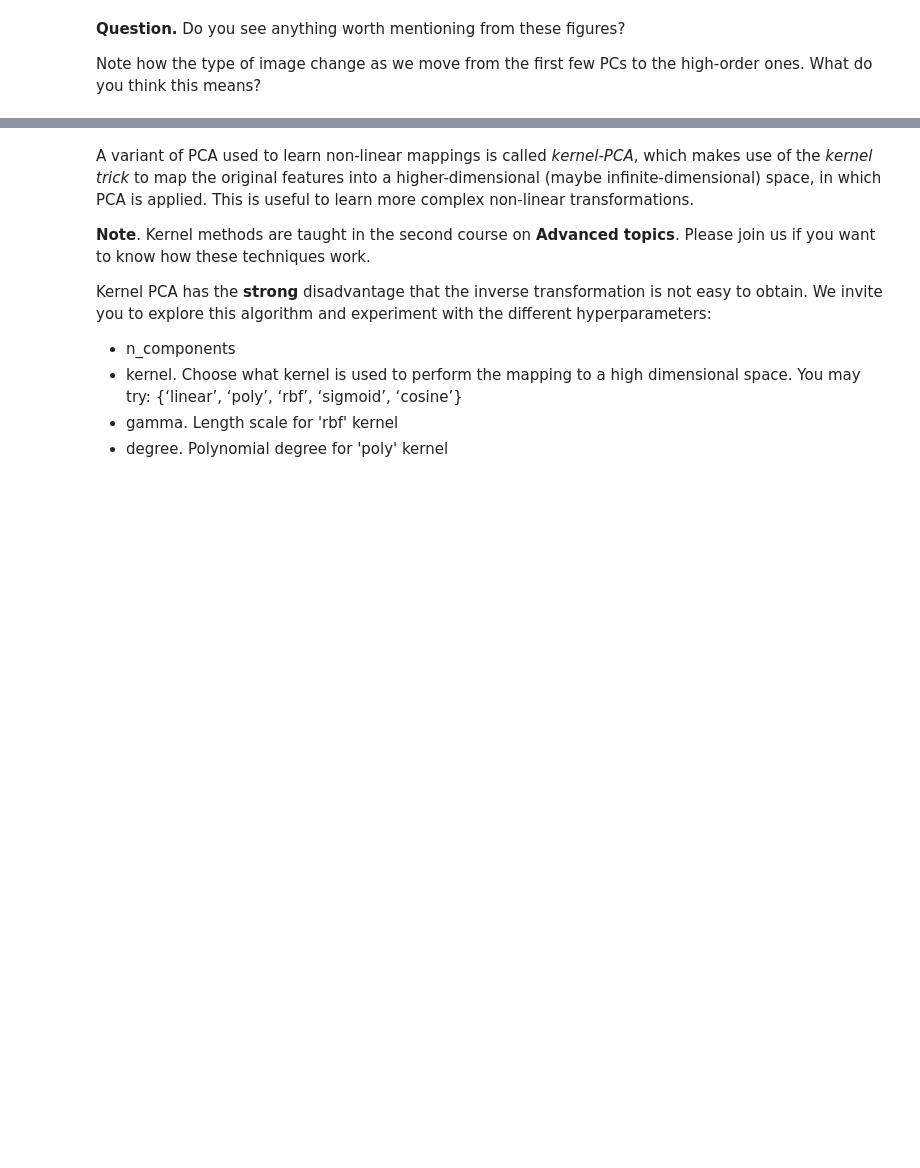
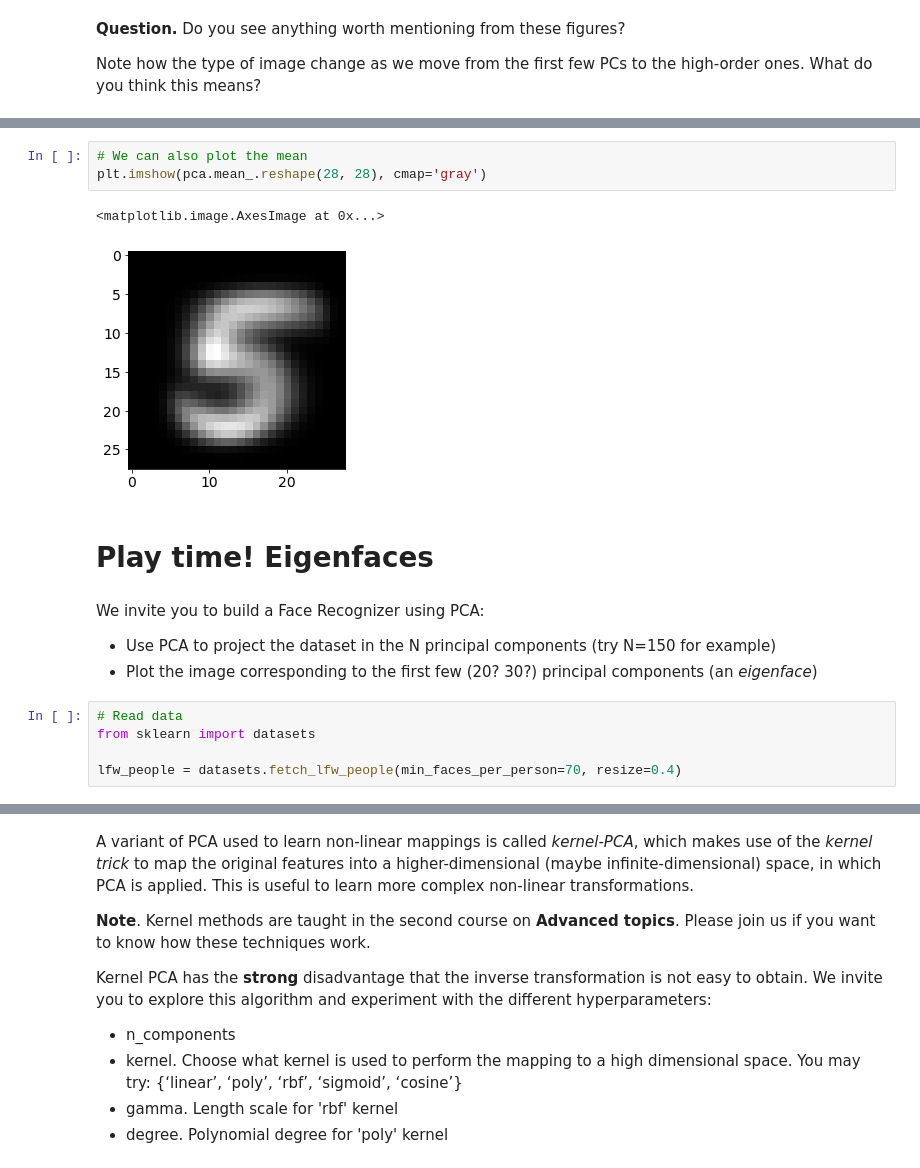
Before and after one commit to exord/btf-pca, a Jupyter notebook: pca.ipynb, the cells around one changed output, grey strips where cells are left out. Drawn from its saved outputs; the diff is of its cells as text; blank space fills up the shorter version.

```diff
--- a/pca.ipynb
+++ b/pca.ipynb
@@ -482,0 +435,18 @@ plt.imshow(pca.mean_.reshape(28, 28), cmap='gray')
+# %%
+# We can also plot the mean
+plt.imshow(pca.mean_.reshape(28, 28), cmap='gray')
+# %% [output]
+<matplotlib.image.AxesImage at 0x...>
+[figure, added]
+# %% [markdown]
+# Play time! Eigenfaces
+# %% [markdown]
+We invite you to build a Face Recognizer using PCA:
+
+* Use PCA to project the dataset in the N principal components (try N=150 for example)
+* Plot the image corresponding to the first few (20? 30?) principal components (an *eigenface*)
+# %%
+# Read data
+from sklearn import datasets
+
+lfw_people = datasets.fetch_lfw_people(min_faces_per_person=70, resize=0.4)
```
Also changed, not shown: parts of 229 cells of this notebook.
